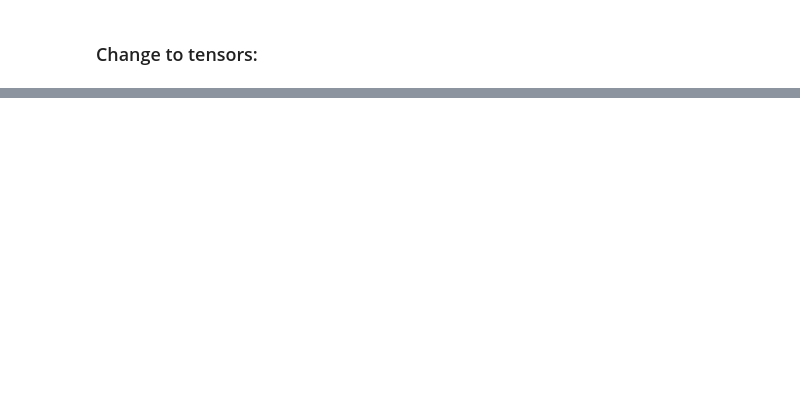
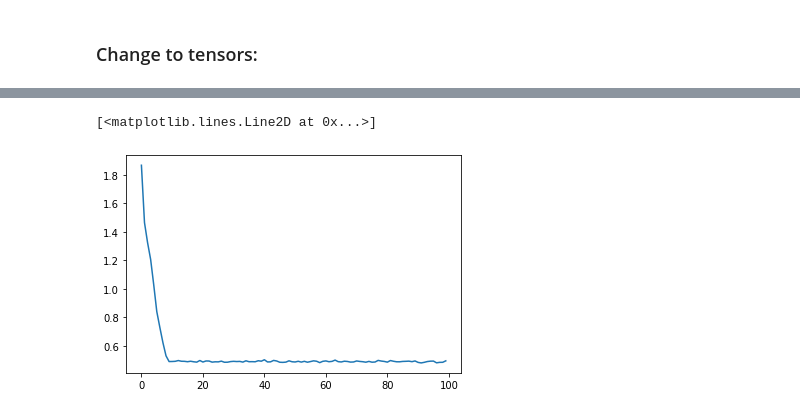
Before and after one commit to marvande/Antarctica-RCM-Emulator, a Jupyter notebook: scr/notebooks/pytorch/pytorch_ML.ipynb, the cells around one changed output, grey strips where cells are left out. Saved outputs shown, nothing was run; the diff lists cells and outputs as text; code cells hidden in the pictures; blank space fills up the shorter version.

```diff
--- a/scr/notebooks/pytorch/pytorch_ML.ipynb
+++ b/scr/notebooks/pytorch/pytorch_ML.ipynb
@@ -390,0 +507,5 @@ train_set, val_set = random_split(dataset, [n_train, n_val], generator=torch.Gen
+# %%
+# 2. Split into train / validation partitions
+n_val = int(len(dataset) * VAL_PERCENT)
+n_train = len(dataset) - n_val
+train_set, val_set = random_split(dataset, [n_train, n_val], generator=torch.Generator().manual_seed(SEED))
@@ -459,0 +559,18 @@ print(f"Labels batch shape: {train_Y.size()}")
+# %%
+n_channels_x = 7
+n_channels_z = 16
+size = 32
+filter = 64
+
+unet = UNetMarijn(
+    n_channels_x=n_channels_x,
+    n_channels_z=n_channels_z,
+    size=size,
+    filter=filter,
+    bilinear=False,
+)
+
+# Test of U-Net:
+train_X, train_Z, train_Y = next(iter(train_loader))
+x = unet(train_X, train_Z)
+x.shape, train_X.shape, train_Z.shape
@@ -459,0 +840,5 @@ print(f"Labels batch shape: {train_Y.size()}")
+# %%
+plt.plot(train_loss_e)
+# %% [output]
+[<matplotlib.lines.Line2D at 0x...>]
+[figure, added]
```
Also changed, not shown: parts of 48 cells of this notebook, 22 other files.
